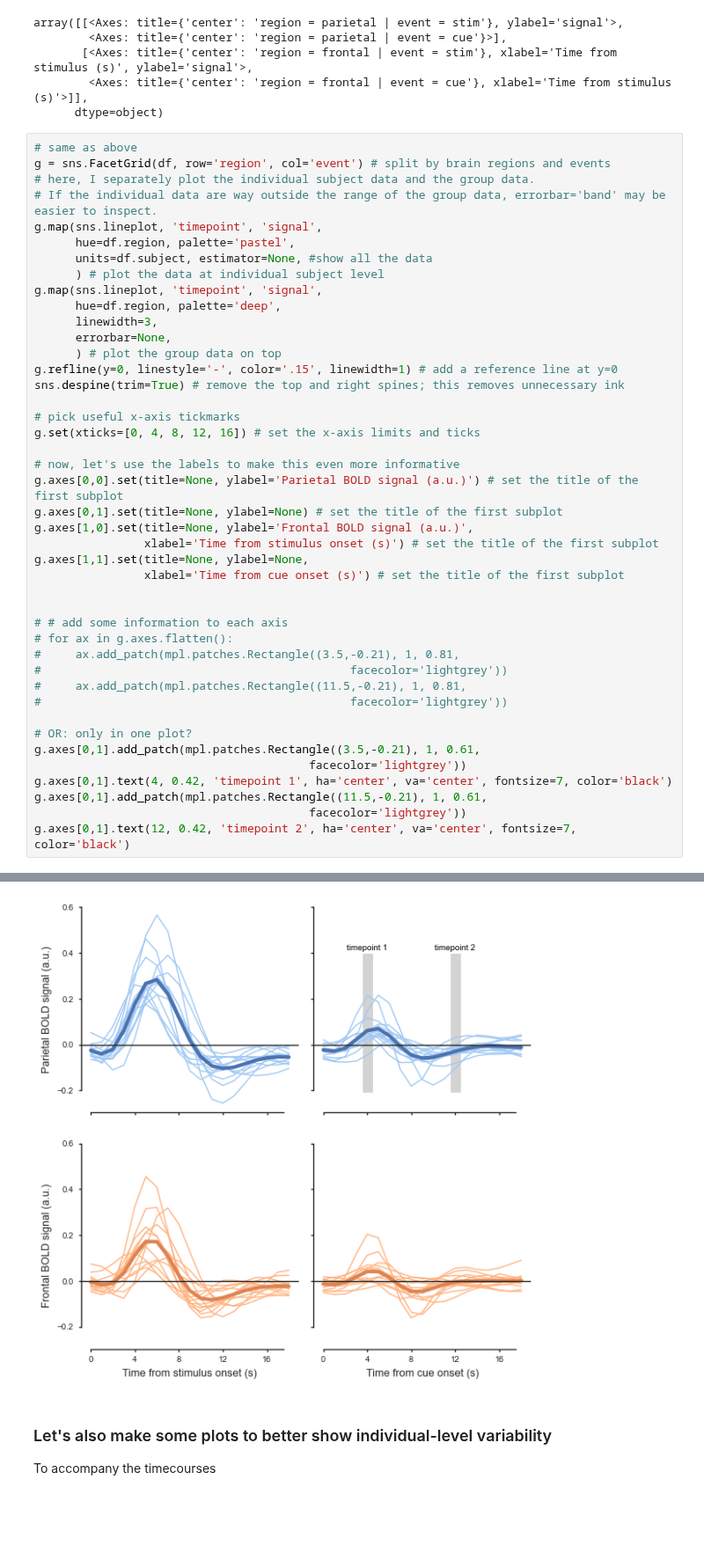
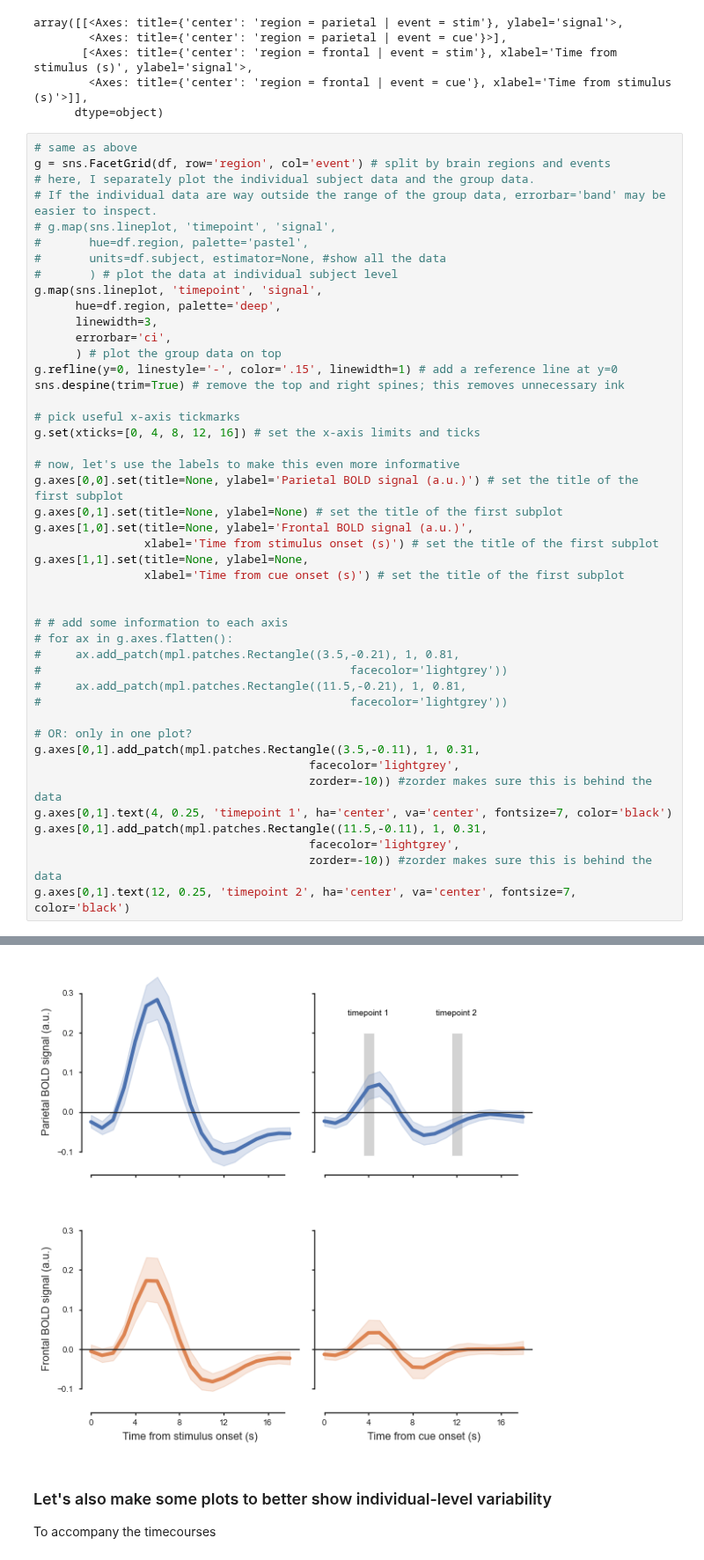
Before and after one commit to anne-urai/lab_wiki, a Jupyter notebook: FigureWorkshop.ipynb, the cells around one changed output, grey strips where cells are left out. Shown at 88% size. Drawn from its saved outputs; the diff is of its cells as text; blank space fills up the shorter version.

```diff
--- a/FigureWorkshop.ipynb
+++ b/FigureWorkshop.ipynb
@@ -86,14 +86,14 @@ array([[<Axes: title={'center': 'region = parietal | event = stim'}, ylabel='sig
 g = sns.FacetGrid(df, row='region', col='event') # split by brain regions and events
 # here, I separately plot the individual subject data and the group data.
 # If the individual data are way outside the range of the group data, errorbar='band' may be easier to inspect.
-g.map(sns.lineplot, 'timepoint', 'signal',
-      hue=df.region, palette='pastel',
-      units=df.subject, estimator=None, #show all the data
-      ) # plot the data at individual subject level
+# g.map(sns.lineplot, 'timepoint', 'signal',
+#       hue=df.region, palette='pastel',
+#       units=df.subject, estimator=None, #show all the data
+#       ) # plot the data at individual subject level
 g.map(sns.lineplot, 'timepoint', 'signal',
       hue=df.region, palette='deep',
       linewidth=3,
-      errorbar=None,
+      errorbar='ci',
       ) # plot the group data on top
 g.refline(y=0, linestyle='-', color='.15', linewidth=1) # add a reference line at y=0
 sns.despine(trim=True) # remove the top and right spines; this removes unnecessary ink
@@ -118,10 +118,12 @@ g.axes[1,1].set(title=None, ylabel=None,
 #                                             facecolor='lightgrey'))
 
 # OR: only in one plot?
-g.axes[0,1].add_patch(mpl.patches.Rectangle((3.5,-0.21), 1, 0.61,
-                                        facecolor='lightgrey'))
-g.axes[0,1].text(4, 0.42, 'timepoint 1', ha='center', va='center', fontsize=7, color='black')
-g.axes[0,1].add_patch(mpl.patches.Rectangle((11.5,-0.21), 1, 0.61,
-                                        facecolor='lightgrey'))
-g.axes[0,1].text(12, 0.42, 'timepoint 2', ha='center', va='center', fontsize=7, color='black')
+g.axes[0,1].add_patch(mpl.patches.Rectangle((3.5,-0.11), 1, 0.31,
+                                        facecolor='lightgrey',
+                                        zorder=-10)) #zorder makes sure this is behind the data
+g.axes[0,1].text(4, 0.25, 'timepoint 1', ha='center', va='center', fontsize=7, color='black')
+g.axes[0,1].add_patch(mpl.patches.Rectangle((11.5,-0.11), 1, 0.31,
+                                        facecolor='lightgrey',
+                                        zorder=-10)) #zorder makes sure this is behind the data
+g.axes[0,1].text(12, 0.25, 'timepoint 2', ha='center', va='center', fontsize=7, color='black')
 # %% [output]
@@ -129,4 +131,4 @@ Text(12, 0.42, 'timepoint 2')
-[figure, old version]
+[figure, new version]
 # %% [markdown]
 ### Let's also make some plots to better show individual-level variability
 To accompany the timecourses
```
Also changed, not shown: parts of 2 cells of this notebook, 1 other file.
